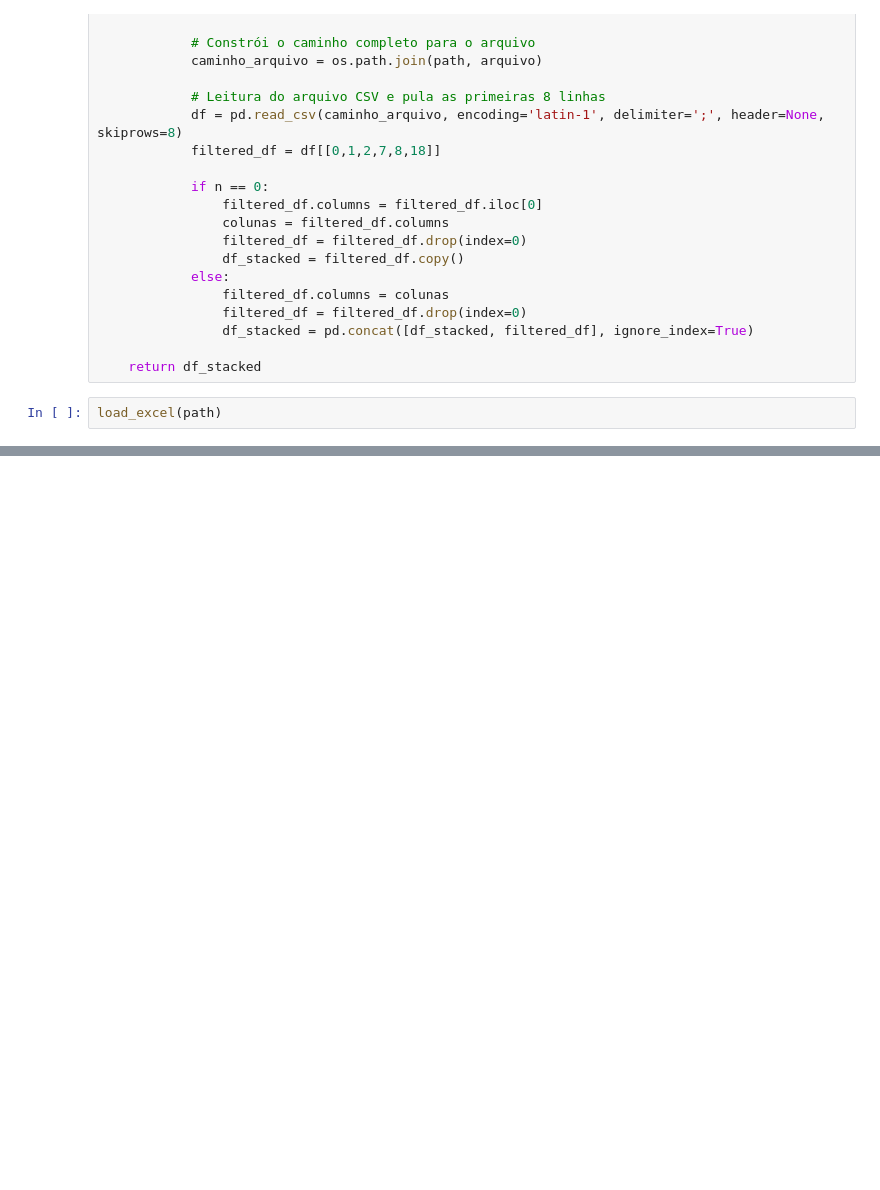
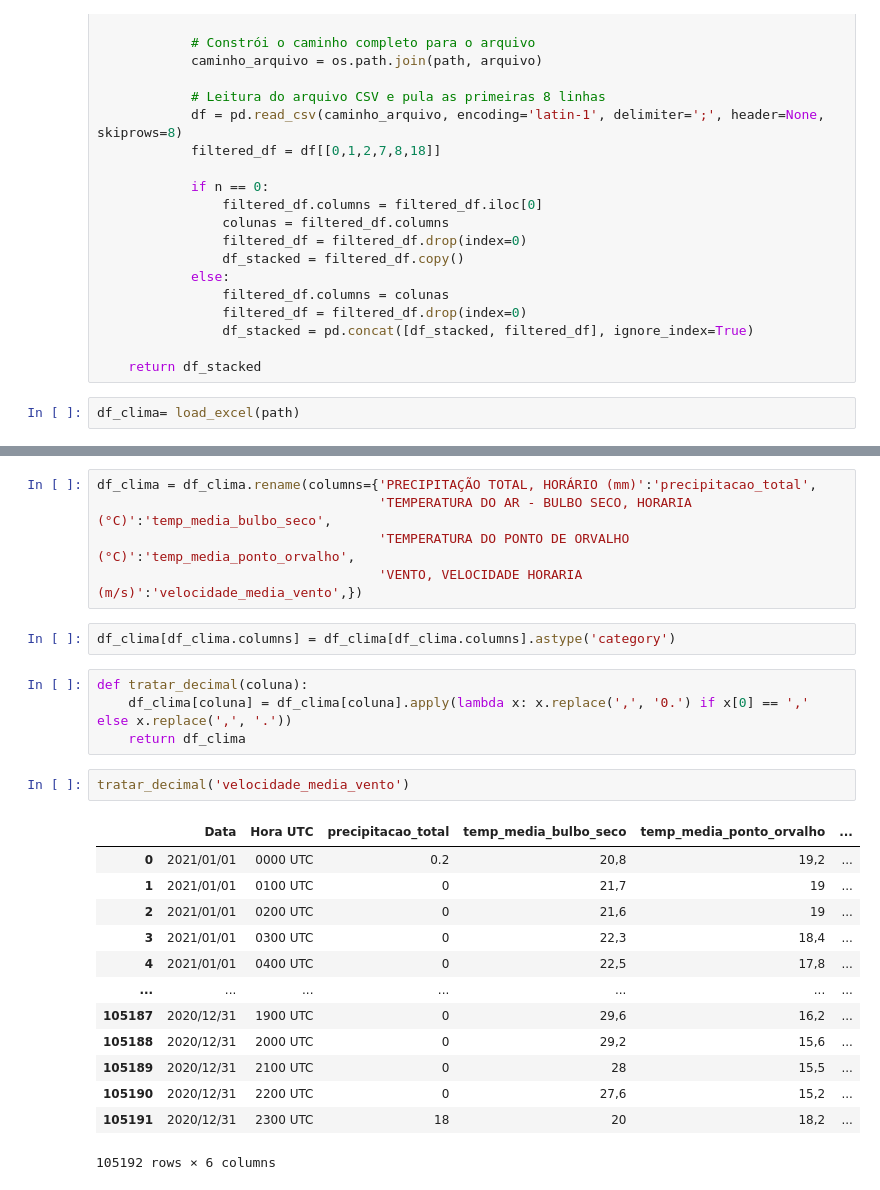
Before and after one commit to dudumlc/Public-Prediction, a Jupyter notebook: src/02.testes.ipynb, the cells around one changed output, grey strips where cells are left out. Drawn from its saved outputs; the diff is of its cells as text; blank space fills up the shorter version.

Commit message:
funcoes tratamento clima

```diff
--- a/src/02.testes.ipynb
+++ b/src/02.testes.ipynb
@@ -35,4 +35,4 @@ def load_excel(path):
 
     return df_stacked
 # %%
-load_excel(path)
+df_clima= load_excel(path)
@@ -52,0 +39,27 @@ load_excel(path)
+# %%
+df_clima = df_clima.rename(columns={'PRECIPITAÇÃO TOTAL, HORÁRIO (mm)':'precipitacao_total',
+                                    'TEMPERATURA DO AR - BULBO SECO, HORARIA (°C)':'temp_media_bulbo_seco',
+                                    'TEMPERATURA DO PONTO DE ORVALHO (°C)':'temp_media_ponto_orvalho',
+                                    'VENTO, VELOCIDADE HORARIA (m/s)':'velocidade_media_vento',})
+# %%
+df_clima[df_clima.columns] = df_clima[df_clima.columns].astype('category')
+# %%
+def tratar_decimal(coluna):
+    df_clima[coluna] = df_clima[coluna].apply(lambda x: x.replace(',', '0.') if x[0] == ',' else x.replace(',', '.'))
+    return df_clima
+# %%
+tratar_decimal('velocidade_media_vento')
+# %% [output]
+|  | Data | Hora UTC | precipitacao_total | temp_media_bulbo_seco | temp_media_ponto_orvalho | ... |
+| 0 | 2021/01/01 | 0000 UTC | 0.2 | 20,8 | 19,2 | ... |
+| 1 | 2021/01/01 | 0100 UTC | 0 | 21,7 | 19 | ... |
+| 2 | 2021/01/01 | 0200 UTC | 0 | 21,6 | 19 | ... |
+| 3 | 2021/01/01 | 0300 UTC | 0 | 22,3 | 18,4 | ... |
+| 4 | 2021/01/01 | 0400 UTC | 0 | 22,5 | 17,8 | ... |
+| ... | ... | ... | ... | ... | ... | ... |
+| 105187 | 2020/12/31 | 1900 UTC | 0 | 29,6 | 16,2 | ... |
+| 105188 | 2020/12/31 | 2000 UTC | 0 | 29,2 | 15,6 | ... |
+| 105189 | 2020/12/31 | 2100 UTC | 0 | 28 | 15,5 | ... |
+| 105190 | 2020/12/31 | 2200 UTC | 0 | 27,6 | 15,2 | ... |
+| 105191 | 2020/12/31 | 2300 UTC | 18 | 20 | 18,2 | ... |
+105192 rows × 6 columns
```
Also changed, not shown: parts of 5 cells of this notebook, 2 other files.
